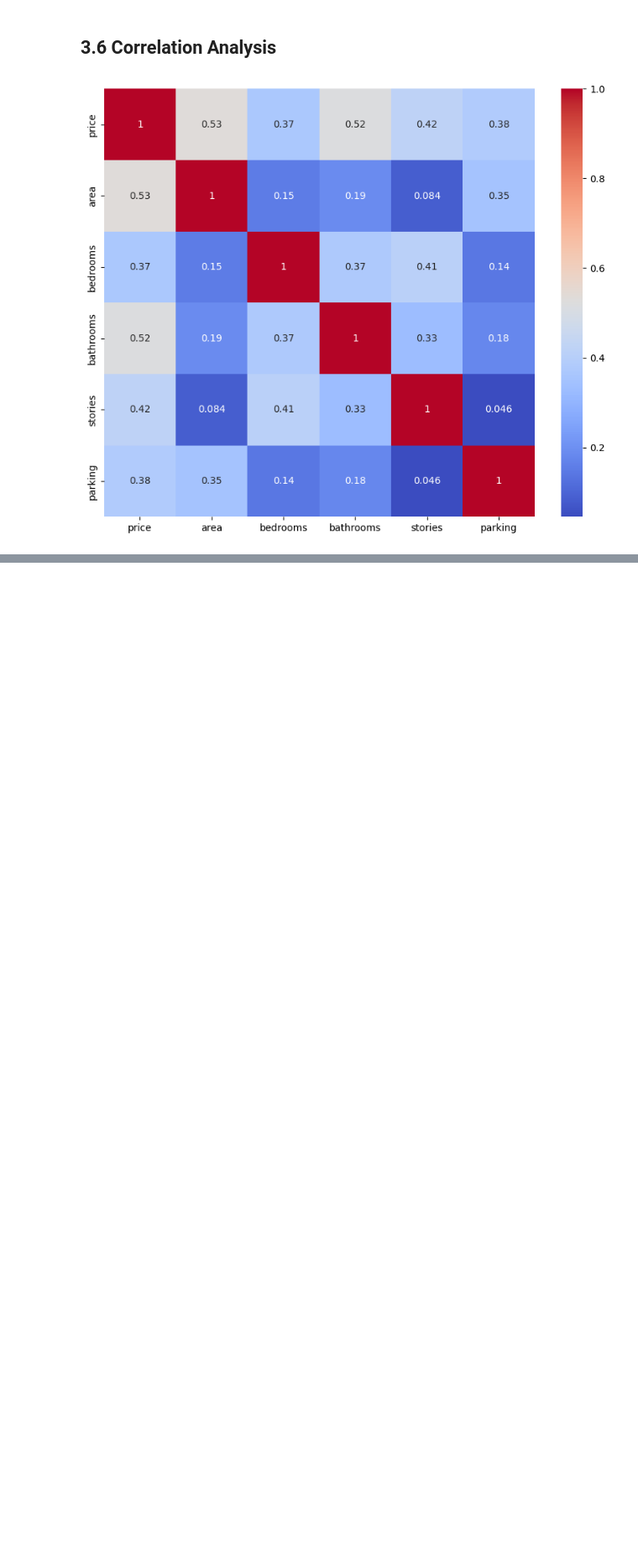
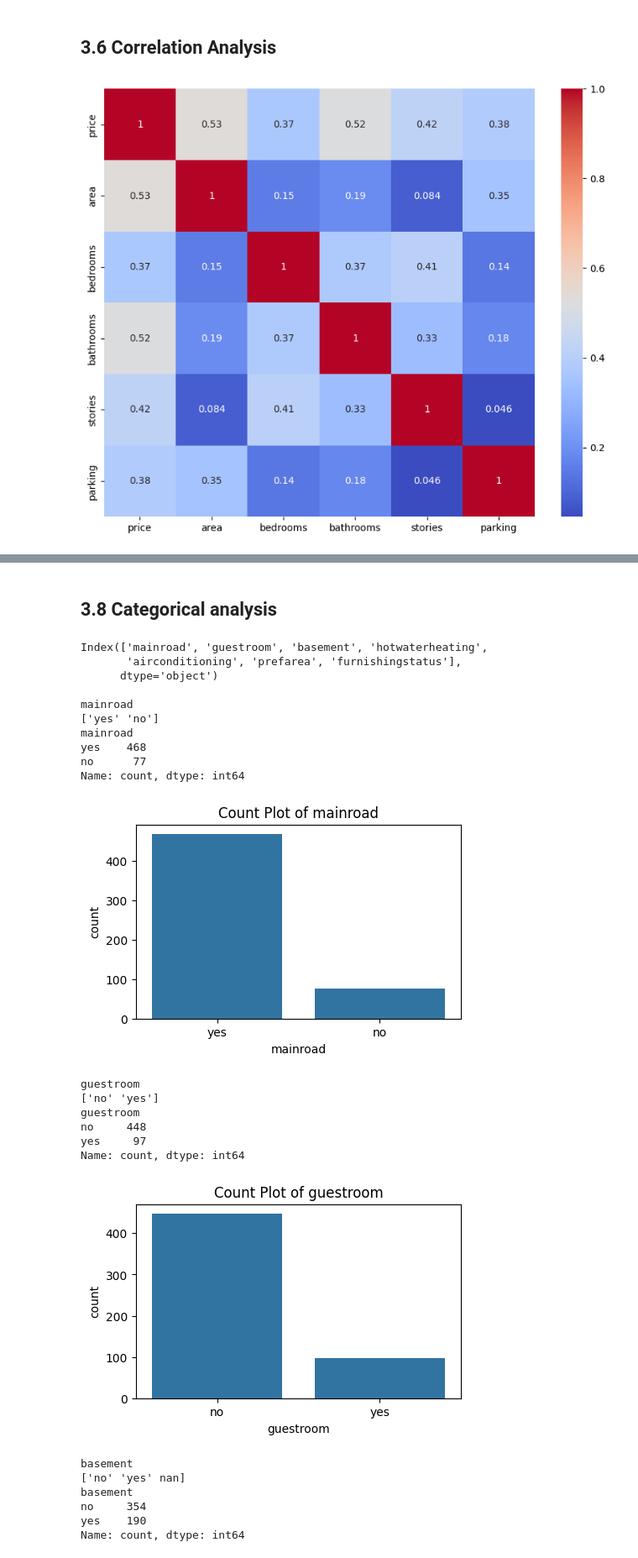
Before and after one commit to Sahilbhayre/House-Price-Prediction, a Jupyter notebook: multiple_regression.ipynb, the cells around one changed output, grey strips where cells are left out. Shown at 84% size. Drawn from its saved outputs; the diff is of its cells as text; code cells hidden in the pictures; blank space fills up the shorter version.

```diff
--- a/multiple_regression.ipynb
+++ b/multiple_regression.ipynb
@@ -147,0 +159,39 @@ plt.show()
+# %% [markdown]
+## 3.8 Categorical analysis
+# %%
+categorical_columns = data.select_dtypes(include=['object']).columns
+print(categorical_columns)
+
+for col in categorical_columns:
+    print(f"\n{col}")
+    print(data[col].unique())
+    print(data[col].value_counts())
+    plt.figure(figsize=(5,3))
+    sns.countplot(x=col, data=data)
+    plt.title(f"Count Plot of {col}")
+    plt.show()
+# %% [output]
+Index(['mainroad', 'guestroom', 'basement', 'hotwaterheating',
+       'airconditioning', 'prefarea', 'furnishingstatus'],
+      dtype='object')
+
+mainroad
+['yes' 'no']
+mainroad
+yes    468
+no      77
+Name: count, dtype: int64
+[figure, added]
+guestroom
+['no' 'yes']
+guestroom
+no     448
+yes     97
+Name: count, dtype: int64
+[figure, added]
+basement
+['no' 'yes' nan]
+basement
+no     354
+yes    190
+Name: count, dtype: int64
```
Also changed, not shown: parts of 29 cells of this notebook, 1 other file.
